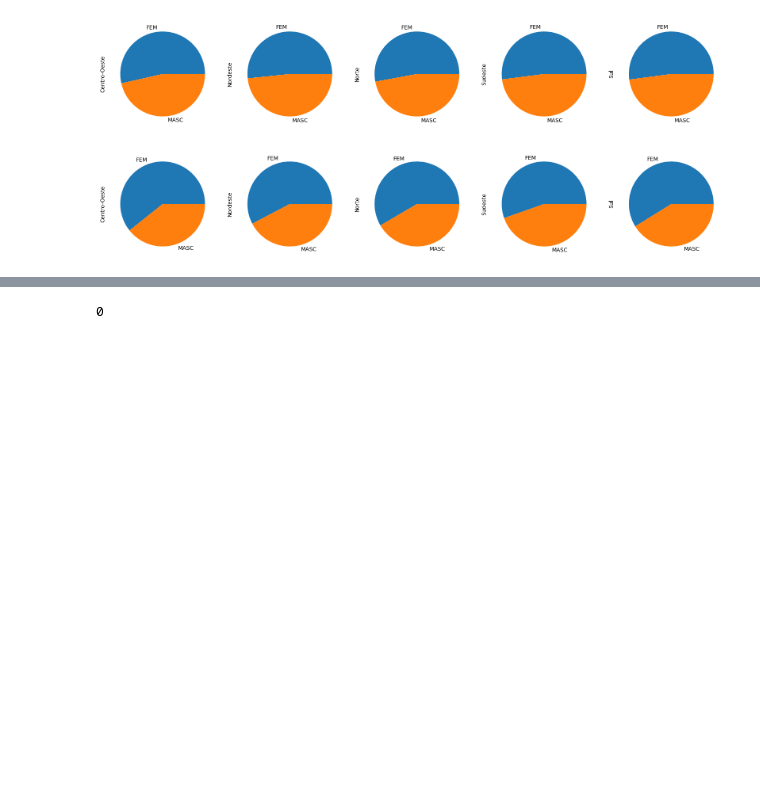
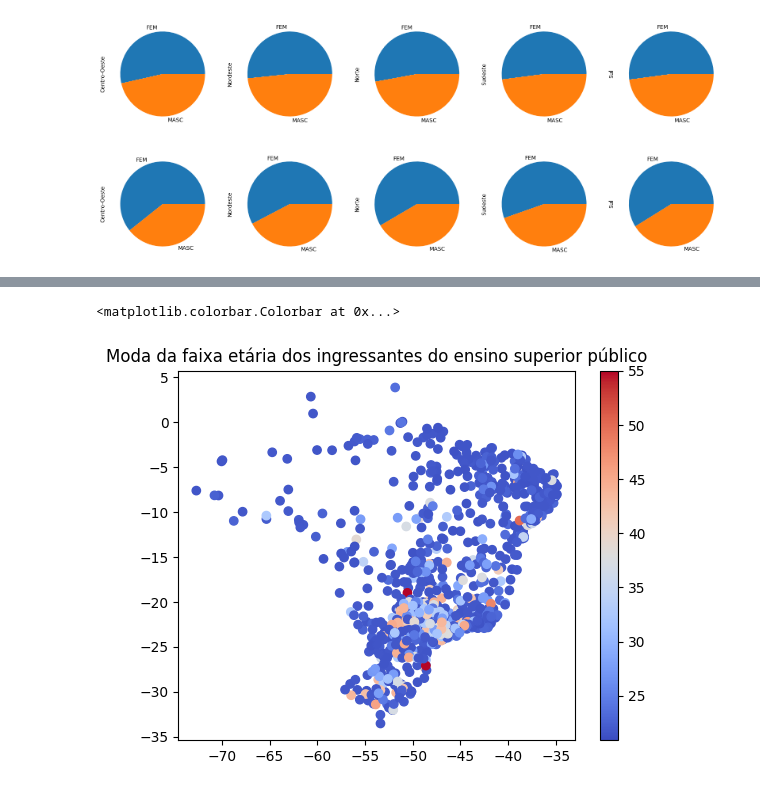
Before and after one commit to jvttr/AnaliseEnsinoSuperiorPublico, a Jupyter notebook: notebooks/analise.ipynb, the cells around one changed output, grey strips where cells are left out. Saved outputs shown, nothing was run; the diff lists cells and outputs as text; code cells hidden in the pictures; blank space fills up the shorter version.

```diff
--- a/notebooks/analise.ipynb
+++ b/notebooks/analise.ipynb
@@ -165 +173,8 @@ array([<AxesSubplot: title={'center': 'Centro-Oeste'}>,
+# %%
+if not isdir(join(Path(getcwd()).parent,"exportacoes")):
+    makedirs(join(Path(getcwd()).parent,"exportacoes"))
+#ingressantes.faixa_etaria.merge(dados.municipios.rename(columns={'codigo_ibge':'CO_MUNICIPIO'}), on = 'CO_MUNICIPIO', how = 'left').to_csv(join(Path(getcwd()).parent,'exportacoes','ingressantesFaixaEtaria.csv'), sep =';', index=False)
+#concluintes.faixa_etaria.merge(dados.municipios.rename(columns={'codigo_ibge':'CO_MUNICIPIO'}), on = 'CO_MUNICIPIO', how = 'left').to_csv(join(Path(getcwd()).parent,'exportacoes','concluintesFaixaEtaria.csv'), sep =';', index=False)
+mapaFaixaEtariaIngressantes = pd.read_csv(join(Path(getcwd()).parent, 'exportacoes','ingressantesFaixaEtaria.csv'), sep = ";")
+mapaFaixaEtariaConcluintes = pd.read_csv(join(Path(getcwd()).parent, 'exportacoes','concluintesFaixaEtaria.csv'), sep = ";")
 # %%
@@ -181,6 +183,10 @@ ingressantes.faixa_etaria.merge(dados.municipios.rename(columns={'codigo_ibge':'
-# %%
-ingressantes.Moda(4219309)
-#RODA ISSO COM TEMPO PORQUE DEMORA UMA HORA
-#ingressantes.faixa_etaria['Moda'] = ingressantes.faixa_etaria.reset_index()['CO_MUNICIPIO'].apply(lambda x: ingressantes.Moda(x))
-# %% [output]
-0
+# %%
+mapaFaixaEtariaIngressantes.loc[mapaFaixaEtariaIngressantes.Moda == 0, 'Moda'] = None
+mapaFaixaEtariaConcluintes.loc[mapaFaixaEtariaConcluintes.Moda == 0, 'Moda'] = None
+# %%
+matplotlib.pyplot.scatter(y=mapaFaixaEtariaIngressantes.latitude, x=mapaFaixaEtariaIngressantes.longitude, c =mapaFaixaEtariaIngressantes.Moda, cmap="coolwarm")
+matplotlib.pyplot.title('Moda da faixa etária dos ingressantes do ensino superior público')
+matplotlib.pyplot.colorbar()
+# %% [output]
+<matplotlib.colorbar.Colorbar at 0x...>
+[figure, added]
```
Also changed, not shown: parts of 9 cells of this notebook, 1 other file.
